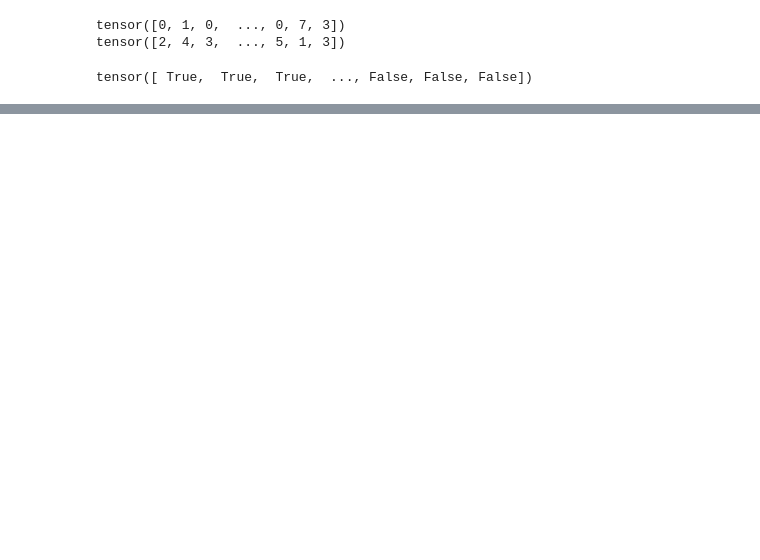
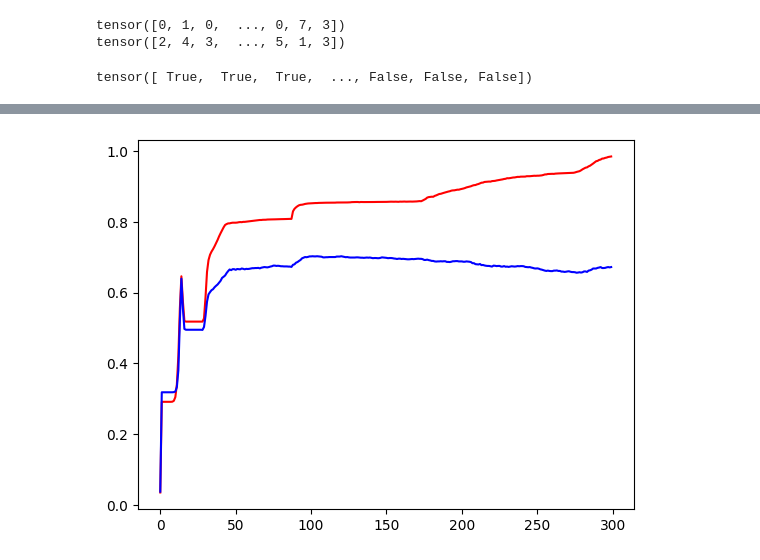
Before and after one commit to LanZBoY/torchPlayGround, a Jupyter notebook: GNN/DGL/dglPractice/TextGCNTransVer.ipynb, the cells around one changed output, grey strips where cells are left out. Cells and saved outputs as stored; diff of their text form; code cells hidden in the pictures; blank space fills up the shorter version.

```diff
--- a/GNN/DGL/dglPractice/TextGCNTransVer.ipynb
+++ b/GNN/DGL/dglPractice/TextGCNTransVer.ipynb
@@ -111,3 +94,9 @@ plt.show()
+# %%
+plt.plot(train_accs, color ='r')
+plt.plot(test_accs, color ='b')
+plt.show()
+# %% [output]
+[figure, added]
 # %%
 with torch.no_grad():
     pred = model(he)
```
Also changed, not shown: parts of 4 cells of this notebook.
